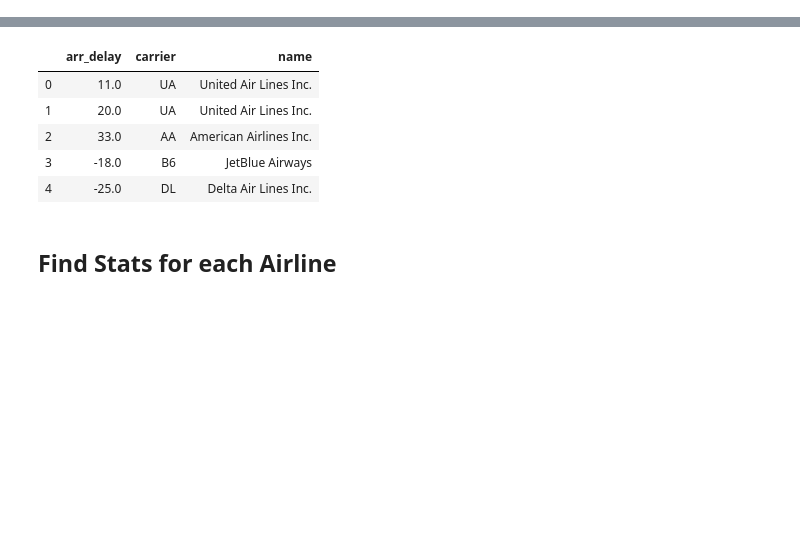
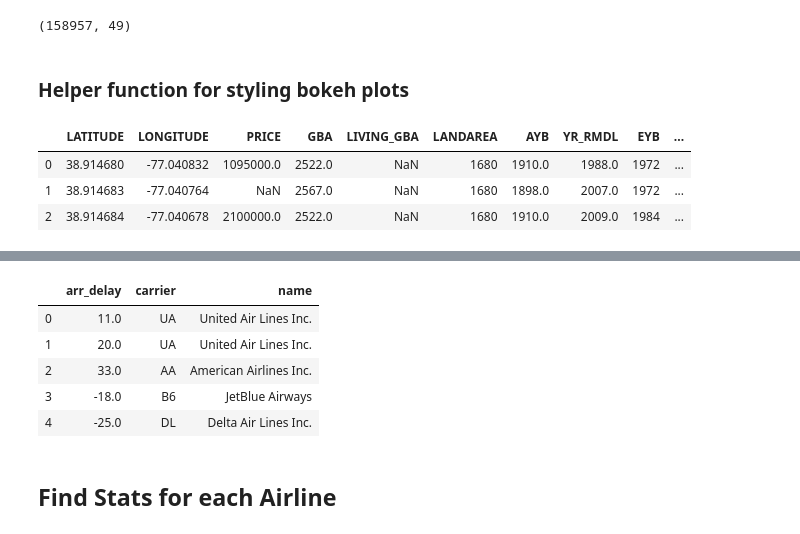
Before and after one commit to goh12/socialdataanalysis2020-finalproject, a Jupyter notebook: Explanatory/visualization_development_notebook.ipynb, the cells around one changed output, grey strips where cells are left out. Cells and saved outputs as stored; diff of their text form; code cells hidden in the pictures; blank space fills up the shorter version.

```diff
--- a/Explanatory/visualization_development_notebook.ipynb
+++ b/Explanatory/visualization_development_notebook.ipynb
@@ -18,3 +20,13 @@ output_notebook()
 # %% [output]
 Loading BokehJS ...
 [interactive output not drawn]
+# %%
+import pandas as pd
+import numpy as np
+import matplotlib.pyplot as plt
+import folium
+import seaborn as sns
+df = pd.read_csv('../Data/DC_Properties.csv')
+print(df.shape)
+# %% [output]
+(158957, 49)
@@ -20,0 +50,2 @@ Loading BokehJS ...
+# %% [markdown]
+### Helper function for styling bokeh plots
@@ -20,0 +70,9 @@ Loading BokehJS ...
+# %%
+float_vars = ['LATITUDE','LONGITUDE','PRICE','GBA','LIVING_GBA','LANDAREA','AYB','YR_RMDL','EYB', 'ASSESSMENT_NBHD']
+df.loc[:,float_vars] = df.loc[:,float_vars]
+df.loc[:,float_vars].iloc[:3]
+# %% [output]
+|  | LATITUDE | LONGITUDE | PRICE | GBA | LIVING_GBA | LANDAREA | AYB | YR_RMDL | EYB | ... |
+| 0 | 38.914680 | -77.040832 | 1095000.0 | 2522.0 | NaN | 1680 | 1910.0 | 1988.0 | 1972 | ... |
+| 1 | 38.914683 | -77.040764 | NaN | 2567.0 | NaN | 1680 | 1898.0 | 2007.0 | 1972 | ... |
+| 2 | 38.914684 | -77.040678 | 2100000.0 | 2522.0 | NaN | 1680 | 1910.0 | 2009.0 | 1984 | ... |
```
Also changed, not shown: parts of 17 cells of this notebook, 5 other files.
